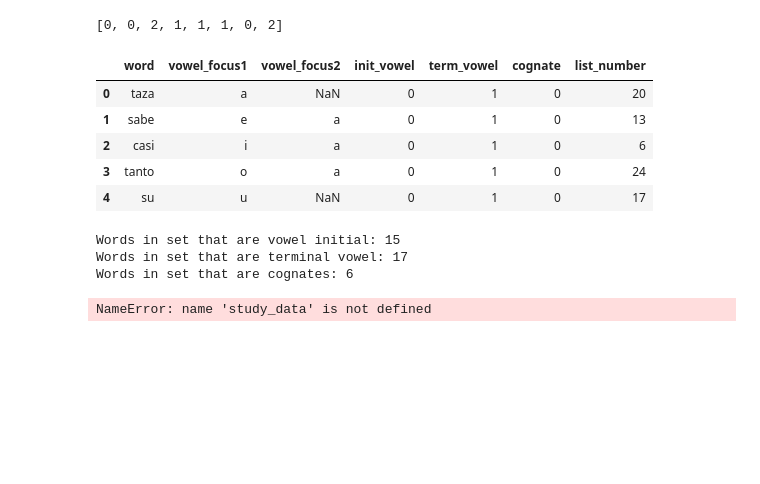
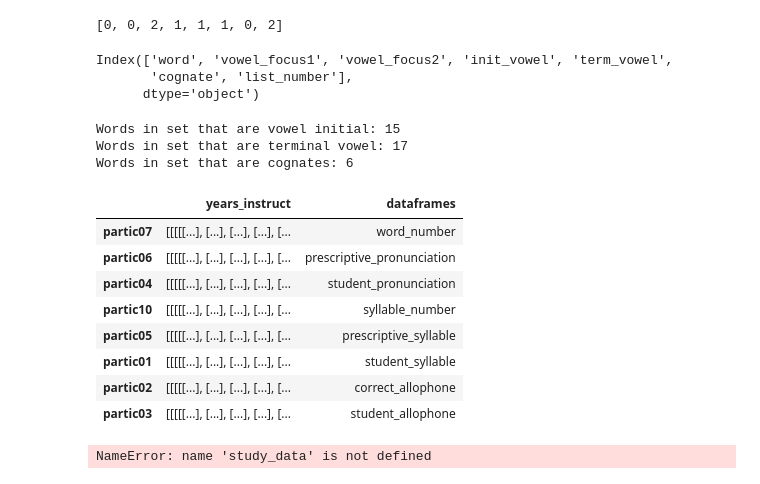
Before and after one commit to djdebonis/IPA_vowel_compare, a Jupyter notebook: vowel_analysis.ipynb, the cells around one changed output. Cells and saved outputs as stored; diff of their text form; code cells hidden in the pictures; blank space fills up the shorter version.

```diff
--- a/vowel_analysis.ipynb
+++ b/vowel_analysis.ipynb
@@ -134,14 +134,11 @@ spanish_product
 [0, 0, 2, 1, 1, 1, 0, 2]
 # %%
 # import the dictionary for meta-data on specific words
-dictionary = pd.read_csv("dictionary.csv")
-dictionary.head()
+word_data = pd.read_csv("dictionary.csv")
+word_data.keys()
 # %% [output]
-|  | word | vowel_focus1 | vowel_focus2 | init_vowel | term_vowel | cognate | list_number |
-| 0 | taza | a | NaN | 0 | 1 | 0 | 20 |
-| 1 | sabe | e | a | 0 | 1 | 0 | 13 |
-| 2 | casi | i | a | 0 | 1 | 0 | 6 |
-| 3 | tanto | o | a | 0 | 1 | 0 | 24 |
-| 4 | su | u | NaN | 0 | 1 | 0 | 17 |
+Index(['word', 'vowel_focus1', 'vowel_focus2', 'init_vowel', 'term_vowel',
+       'cognate', 'list_number'],
+      dtype='object')
 # %%
 # some simple descriptive stats about the words in the current list
@@ -160,6 +157,33 @@ print("Words in set that are cognates: " + str(cognates_count))
 Words in set that are vowel initial: 15
 Words in set that are terminal vowel: 17
 Words in set that are cognates: 6
+# %%
+# eventually write a function that allows the user to choose how much data and which data they want to extract from the dictionaries
+partic_names = []
+datasets = []
+years_instruct = []
+
+for index, dictionary in enumerate(desc_dictionaries):
+        df = dictionary['DF']
+
+        partic_name = dictionary['partic_number']
+        years = dictionary['years_formal_instruct']
+        partic_names.append(partic_name)
+        datasets.append(df)
+        years_instruct.append(years_instruct)
+
+datum = pd.DataFrame(list(zip(years_instruct, df)), index = partic_names, columns = ['years_instruct','dataframes'])
+datum
+# %% [output]
+|  | years_instruct | dataframes |
+| partic07 | [[[[[...], [...], [...], [...], [... | word_number |
+| partic06 | [[[[[...], [...], [...], [...], [... | prescriptive_pronunciation |
+| partic04 | [[[[[...], [...], [...], [...], [... | student_pronunciation |
+| partic10 | [[[[[...], [...], [...], [...], [... | syllable_number |
+| partic05 | [[[[[...], [...], [...], [...], [... | prescriptive_syllable |
+| partic01 | [[[[[...], [...], [...], [...], [... | student_syllable |
+| partic02 | [[[[[...], [...], [...], [...], [... | correct_allophone |
+| partic03 | [[[[[...], [...], [...], [...], [... | student_allophone |
 # %%
 total_accuracy = ipa.get_proportions(study_data)
 total_accuracy_mean = np.mean(total_accuracy)
```
Also changed, not shown: parts of 2 cells of this notebook, 1 other file.
